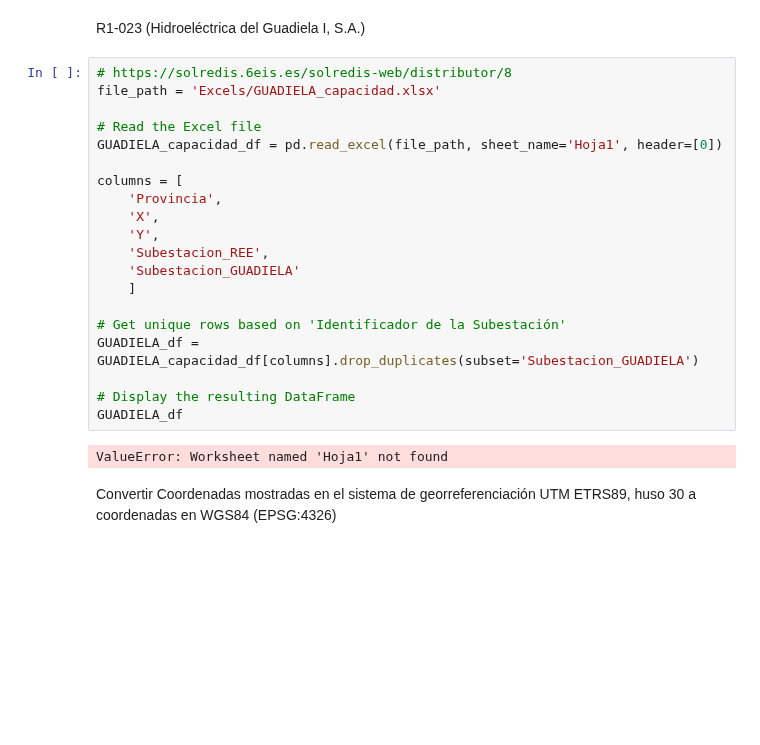
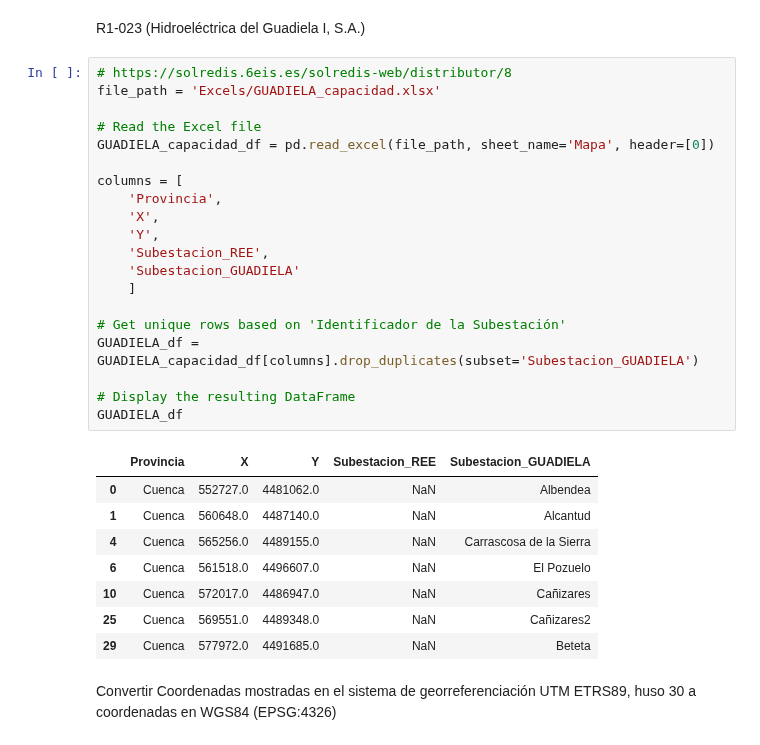
Before and after one commit to jacubero/SEE, a Jupyter notebook: Distribucion/distribucion.ipynb, the cells around one changed output. Drawn from its saved outputs; the diff is of its cells as text; blank space fills up the shorter version.

```diff
--- a/Distribucion/distribucion.ipynb
+++ b/Distribucion/distribucion.ipynb
@@ -1053,25 +1097,32 @@ R1-023 (Hidroeléctrica del Guadiela I, S.A.)
 # %%
 # https://solredis.6eis.es/solredis-web/distributor/8
 file_path = 'Excels/GUADIELA_capacidad.xlsx'
 
 # Read the Excel file
-GUADIELA_capacidad_df = pd.read_excel(file_path, sheet_name='Hoja1', header=[0])
+GUADIELA_capacidad_df = pd.read_excel(file_path, sheet_name='Mapa', header=[0])
 
 columns = [
     'Provincia',
     'X',
     'Y',
     'Subestacion_REE',
     'Subestacion_GUADIELA'
     ]
 
 # Get unique rows based on 'Identificador de la Subestación'
 GUADIELA_df = GUADIELA_capacidad_df[columns].drop_duplicates(subset='Subestacion_GUADIELA')
 
 # Display the resulting DataFrame
 GUADIELA_df
 # %% [output]
-ValueError: Worksheet named 'Hoja1' not found
+|  | Provincia | X | Y | Subestacion_REE | Subestacion_GUADIELA |
+| 0 | Cuenca | 552727.0 | 4481062.0 | NaN | Albendea |
+| 1 | Cuenca | 560648.0 | 4487140.0 | NaN | Alcantud |
+| 4 | Cuenca | 565256.0 | 4489155.0 | NaN | Carrascosa de la Sierra |
+| 6 | Cuenca | 561518.0 | 4496607.0 | NaN | El Pozuelo |
+| 10 | Cuenca | 572017.0 | 4486947.0 | NaN | Cañizares |
+| 25 | Cuenca | 569551.0 | 4489348.0 | NaN | Cañizares2 |
+| 29 | Cuenca | 577972.0 | 4491685.0 | NaN | Beteta |
 # %% [markdown]
 Convertir Coordenadas mostradas en el sistema de georreferenciación UTM ETRS89, huso 30 a coordenadas en WGS84 (EPSG:4326)
 # %%
```
Also changed, not shown: parts of 34 cells of this notebook, 31 other files.
